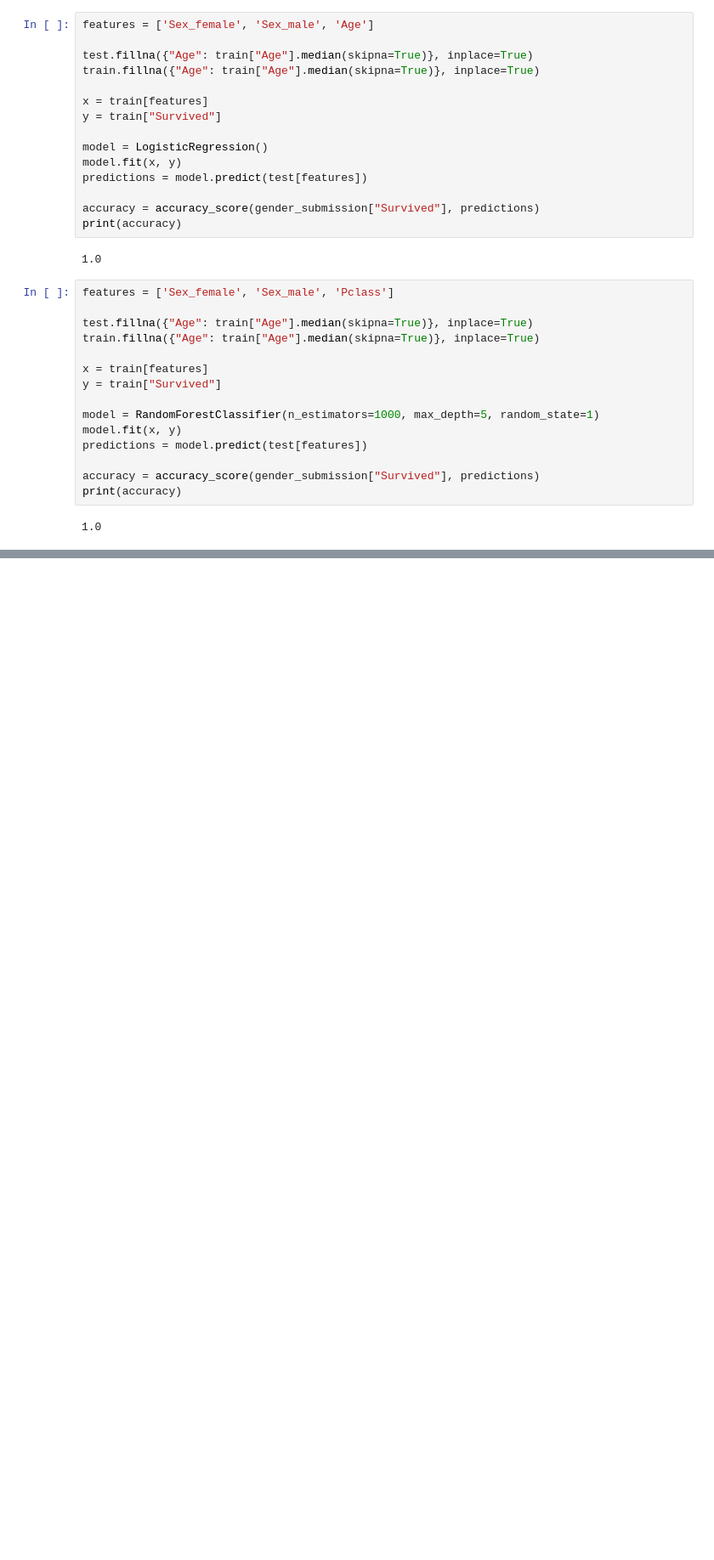
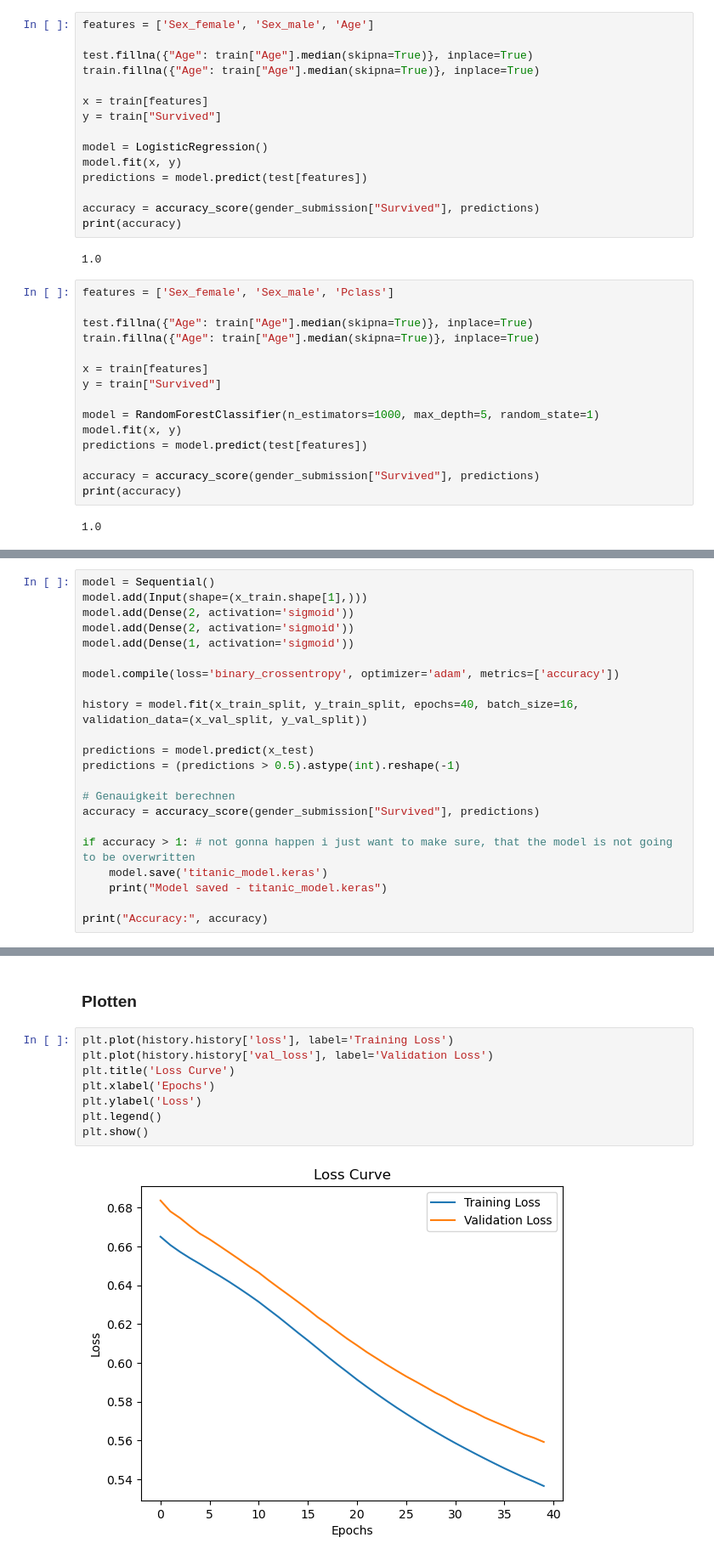
Before and after one commit to andre-koe/ai, a Jupyter notebook: aufgabe4/titanic/titanix.ipynb, the cells around one changed output, grey strips where cells are left out. Shown at 85% size. Cells and saved outputs as stored; diff of their text form; blank space fills up the shorter version.

```diff
--- a/aufgabe4/titanic/titanix.ipynb
+++ b/aufgabe4/titanic/titanix.ipynb
@@ -78,0 +113,22 @@ print(accuracy)
+# %%
+model = Sequential()
+model.add(Input(shape=(x_train.shape[1],)))
+model.add(Dense(2, activation='sigmoid'))
+model.add(Dense(2, activation='sigmoid'))
+model.add(Dense(1, activation='sigmoid'))
+
+model.compile(loss='binary_crossentropy', optimizer='adam', metrics=['accuracy'])
+
+history = model.fit(x_train_split, y_train_split, epochs=40, batch_size=16, validation_data=(x_val_split, y_val_split))
+
+predictions = model.predict(x_test)
+predictions = (predictions > 0.5).astype(int).reshape(-1)
+
+# Genauigkeit berechnen
+accuracy = accuracy_score(gender_submission["Survived"], predictions)
+
+if accuracy > 1: # not gonna happen i just want to make sure, that the model is not going to be overwritten
+    model.save('titanic_model.keras')
+    print("Model saved - titanic_model.keras")
+
+print("Accuracy:", accuracy)
@@ -78,0 +153,12 @@ print(accuracy)
+# %% [markdown]
+### Plotten
+# %%
+plt.plot(history.history['loss'], label='Training Loss')
+plt.plot(history.history['val_loss'], label='Validation Loss')
+plt.title('Loss Curve')
+plt.xlabel('Epochs')
+plt.ylabel('Loss')
+plt.legend()
+plt.show()
+# %% [output]
+[figure, added]
```
Also changed, not shown: parts of 8 cells of this notebook, 1 other file.
